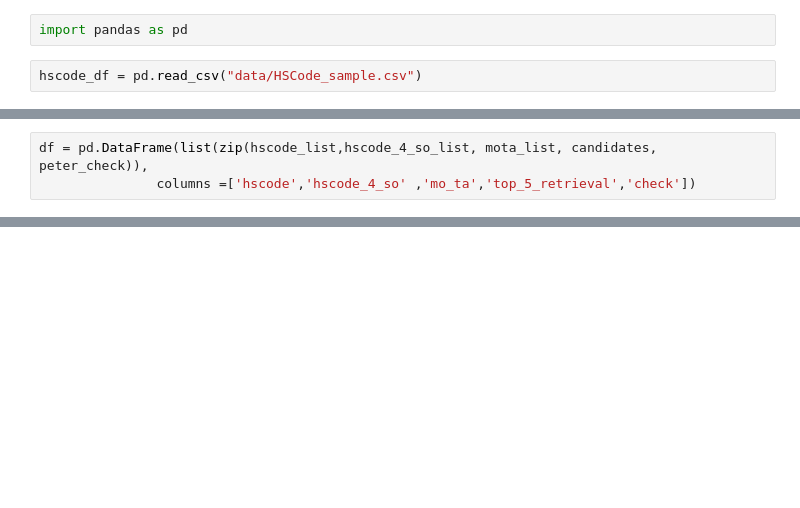
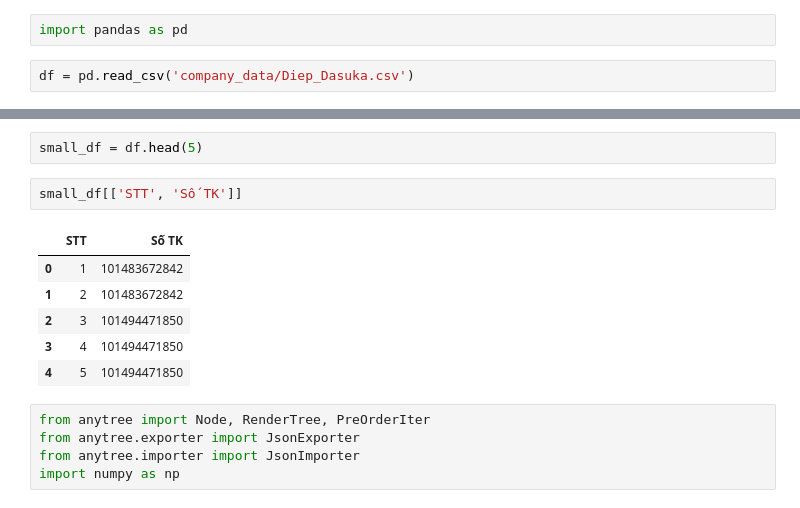
Before and after one commit to Mingg2211/Dasuka, a Jupyter notebook: test.ipynb, the cells around one changed output, grey strips where cells are left out. Cells and saved outputs as stored; diff of their text form; blank space fills up the shorter version.

```diff
--- a/test.ipynb
+++ b/test.ipynb
@@ -8,4 +1,4 @@ listpunctuation
 # %%
 import pandas as pd
 # %%
-hscode_df = pd.read_csv("data/HSCode_sample.csv")
+df = pd.read_csv('company_data/Diep_Dasuka.csv')
@@ -243,3 +4,0 @@ candidates
-# %%
-df = pd.DataFrame(list(zip(hscode_list,hscode_4_so_list, mota_list, candidates, peter_check)),
-               columns =['hscode','hscode_4_so' ,'mo_ta','top_5_retrieval','check'])
@@ -245,0 +24,16 @@ df = pd.DataFrame(list(zip(hscode_list,hscode_4_so_list, mota_list, candidates,
+# %%
+small_df = df.head(5)
+# %%
+small_df[['STT', 'Số TK']]
+# %% [output]
+|  | STT | Số TK |
+| 0 | 1 | 101483672842 |
+| 1 | 2 | 101483672842 |
+| 2 | 3 | 101494471850 |
+| 3 | 4 | 101494471850 |
+| 4 | 5 | 101494471850 |
+# %%
+from anytree import Node, RenderTree, PreOrderIter
+from anytree.exporter import JsonExporter
+from anytree.importer import JsonImporter
+import numpy as np
```
Also changed, not shown: parts of 36 cells of this notebook, 34 other files.
